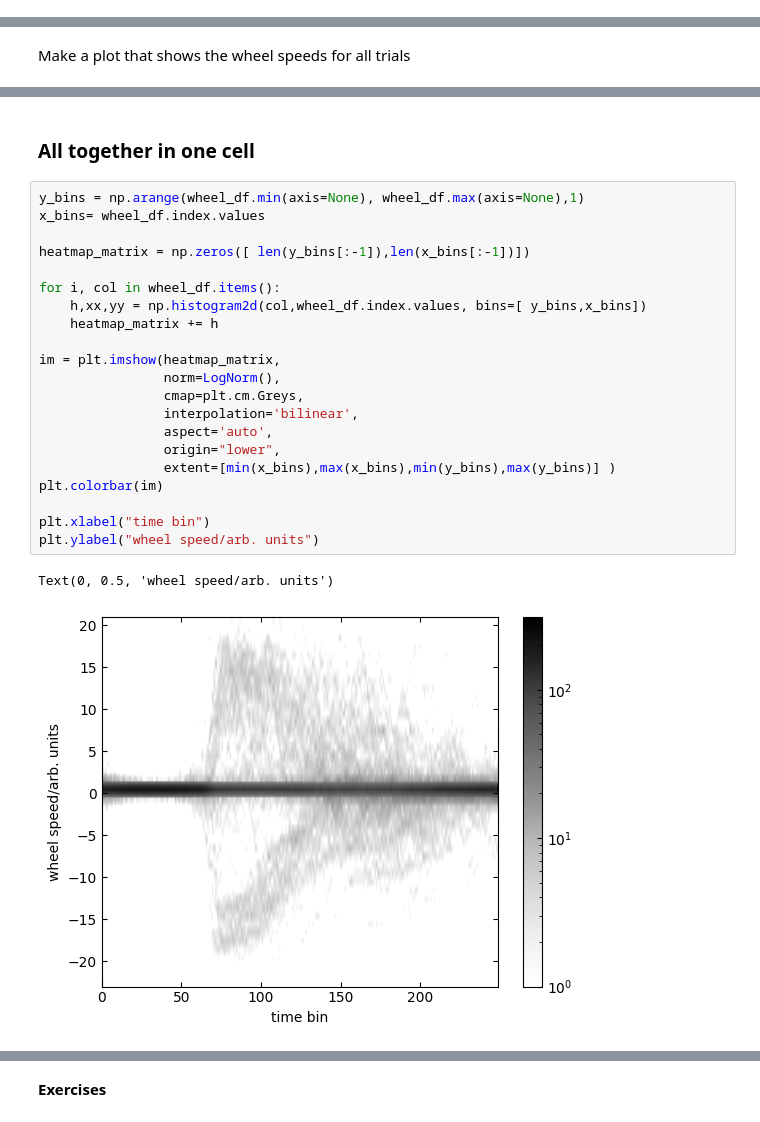
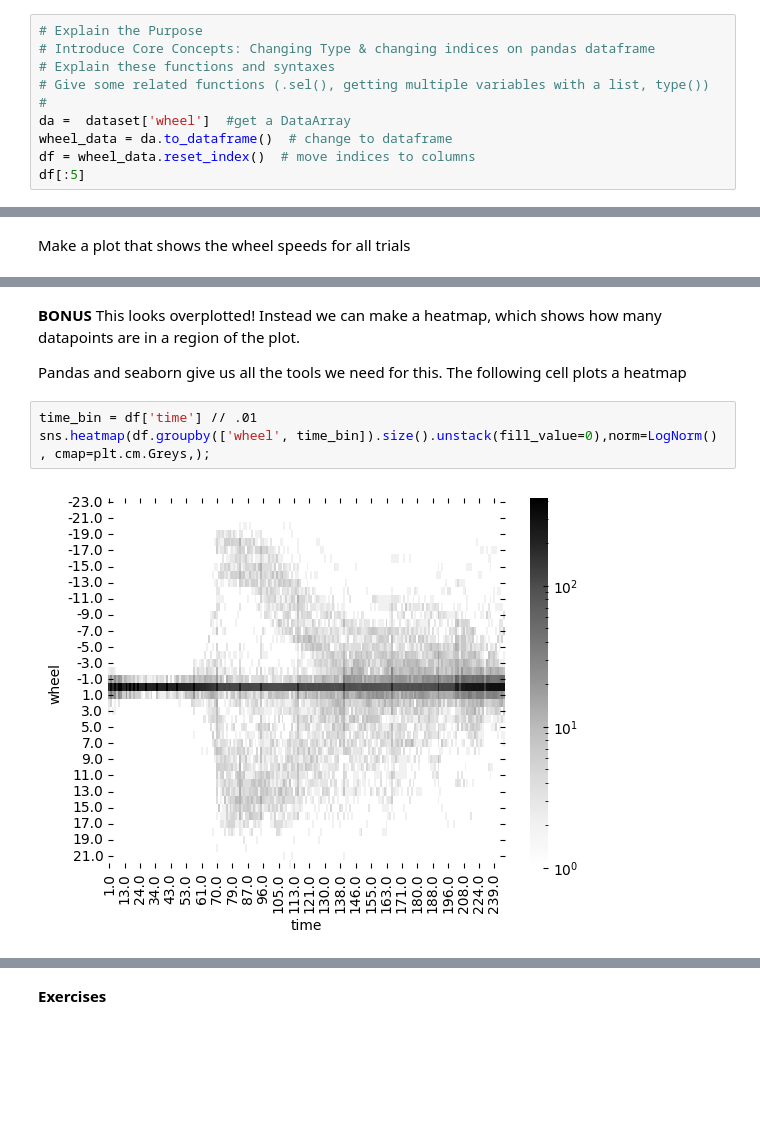
Before and after one commit to ibehave-ibots/iBOTS-Tools, a Jupyter notebook: workshops/python-workshop-1/exercises/ben/Day2-wheelspeed-with-solns.ipynb, the cells around one changed output, grey strips where cells are left out. Drawn from its saved outputs; the diff is of its cells as text; blank space fills up the shorter version.

```diff
--- a/workshops/python-workshop-1/exercises/ben/Day2-wheelspeed-with-solns.ipynb
+++ b/workshops/python-workshop-1/exercises/ben/Day2-wheelspeed-with-solns.ipynb
@@ -174,0 +285,10 @@ wheel_df
+# %%
+# Explain the Purpose
+# Introduce Core Concepts: Changing Type & changing indices on pandas dataframe
+# Explain these functions and syntaxes
+# Give some related functions (.sel(), getting multiple variables with a list, type())
+#
+da =  dataset['wheel']  #get a DataArray
+wheel_data = da.to_dataframe()  # change to dataframe
+df = wheel_data.reset_index()  # move indices to columns
+df[:5]
@@ -305,26 +397,9 @@ Text(0, 0.5, 'wheel speed/arb. units')
-# %% [markdown]
-### All together in one cell
-# %%
-y_bins = np.arange(wheel_df.min(axis=None), wheel_df.max(axis=None),1)
-x_bins= wheel_df.index.values
-
-heatmap_matrix = np.zeros([ len(y_bins[:-1]),len(x_bins[:-1])])
-
-for i, col in wheel_df.items():
-    h,xx,yy = np.histogram2d(col,wheel_df.index.values, bins=[ y_bins,x_bins])
-    heatmap_matrix += h
-
-im = plt.imshow(heatmap_matrix,
-                norm=LogNorm(),
-                cmap=plt.cm.Greys,
-                interpolation='bilinear',
-                aspect='auto',
-                origin="lower",
-                extent=[min(x_bins),max(x_bins),min(y_bins),max(y_bins)] )
-plt.colorbar(im)
-
-plt.xlabel("time bin")
-plt.ylabel("wheel speed/arb. units")
-# %% [output]
-Text(0, 0.5, 'wheel speed/arb. units')
-[figure, removed]
+# %% [markdown]
+**BONUS** This looks overplotted! Instead we can make a heatmap, which shows how many datapoints are in a region of the plot.
+
+Pandas and seaborn give us all the tools we need for this. The following cell plots a heatmap
+# %%
+time_bin = df['time'] // .01
+sns.heatmap(df.groupby(['wheel', time_bin]).size().unstack(fill_value=0),norm=LogNorm() , cmap=plt.cm.Greys,);
+# %% [output]
+[figure, added]
```
Also changed, not shown: parts of 103 cells of this notebook, 1 other file.
